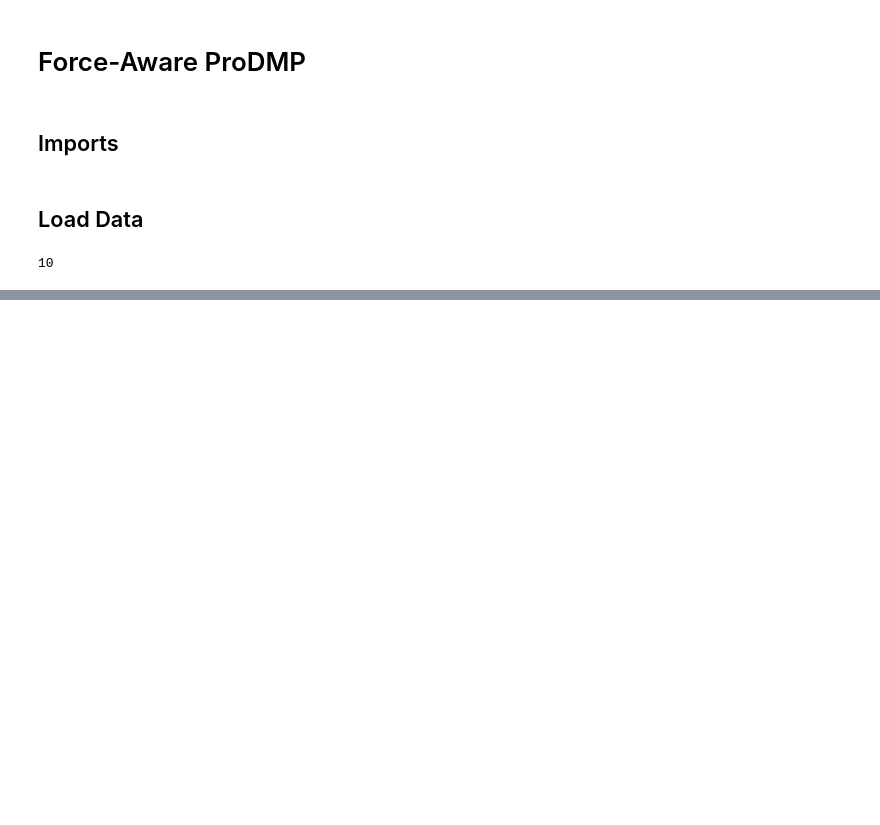
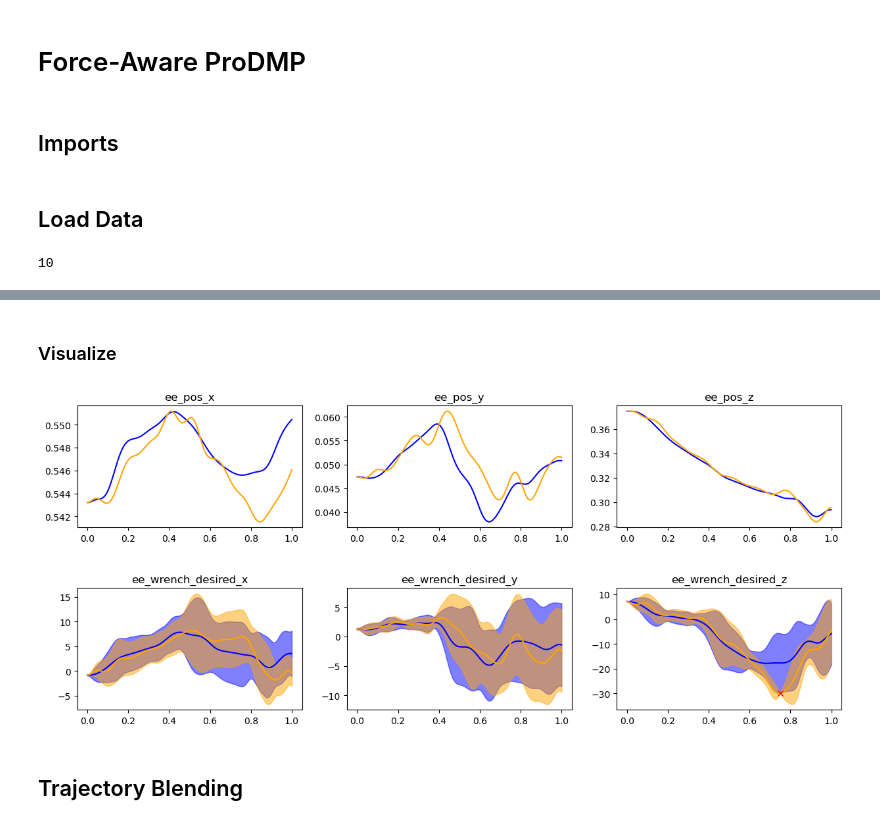
Before and after one commit to intuitive-robots/FA-ProDMP, a Jupyter notebook: demo/demo.ipynb, the cells around one changed output, grey strips where cells are left out. Saved outputs shown, nothing was run; the diff lists cells and outputs as text; code cells hidden in the pictures; blank space fills up the shorter version.

```diff
--- a/demo/demo.ipynb
+++ b/demo/demo.ipynb
@@ -68,0 +84,60 @@ print(wrench_scale)
+# %%
+MEASUREMENT_PHASE = 0.75
+MEASUREMENT_PHASE_IDX = torch.argmin(torch.abs(fa_prodmp.times - MEASUREMENT_PHASE))
+MEASURED_FORCES = deepcopy(fa_prodmp.get_traj_pos()[MEASUREMENT_PHASE_IDX,len(POSITION_FEATURES):]).unsqueeze(1) # copy expected forces
+MEASURED_FORCES[2] = -30 # set z force to -30 N
+# %%
+conditioned_fa_prodmp = force_condition(fa_prodmp=fa_prodmp,
+                                        current_trajectory=fa_prodmp.get_traj_pos(),
+                                        time_idx=MEASUREMENT_PHASE_IDX,
+                                        measured_forces=MEASURED_FORCES,
+                                        force_threshold=1 # N
+                                    )
+# %% [markdown]
+### Visualize
+# %%
+STD_SCALE = 2
+
+fig, axs = plt.subplots(2, len(POSITION_FEATURES), figsize=(5*len(POSITION_FEATURES),3*2))
+plt.subplots_adjust(hspace=0.5)
+# plot for demonstrator
+for feature_idx, feature_name in enumerate(POSITION_FEATURES + FORCE_FEATURES):
+    row_idx = 0 if feature_idx < len(POSITION_FEATURES) else 1
+    col_idx = feature_idx % len(POSITION_FEATURES)
+
+    axs[row_idx][col_idx].set_title(feature_name)
+
+    # plot old distribution
+    mean = fa_prodmp.get_traj_pos()[:,feature_idx]
+    std = fa_prodmp.get_traj_pos_std()[:,feature_idx]
+    if row_idx == 1:
+        axs[row_idx][col_idx].fill_between(x = fa_prodmp.times,
+                                    y1 = mean - STD_SCALE * std,
+                                    y2 = mean + STD_SCALE * std,
+                                    color = 'blue',
+                                    alpha = 0.5)
+    axs[row_idx][col_idx].plot(fa_prodmp.times, mean, color='blue')
+
+    # plot new distribution
+    mean = conditioned_fa_prodmp.get_traj_pos()[:,feature_idx]
+    std = conditioned_fa_prodmp.get_traj_pos_std()[:,feature_idx]
+    if row_idx == 1:
+        axs[row_idx][col_idx].fill_between(x = conditioned_fa_prodmp.times,
+                                    y1 = mean - STD_SCALE * std,
+                                    y2 = mean + STD_SCALE * std,
+                                    color = 'orange',
+                                    alpha = 0.5)
+    axs[row_idx][col_idx].plot(conditioned_fa_prodmp.times, mean, color='orange')
+
+#plot conditioning
+axs[1][2].plot(
+    MEASUREMENT_PHASE,
+    MEASURED_FORCES[2],
+    'rx')
+
+# Display the plot
+plt.show()
+# %% [output]
+[figure, added]
+# %% [markdown]
+## Trajectory Blending
```
Also changed, not shown: parts of 23 cells of this notebook, 14 other files.
